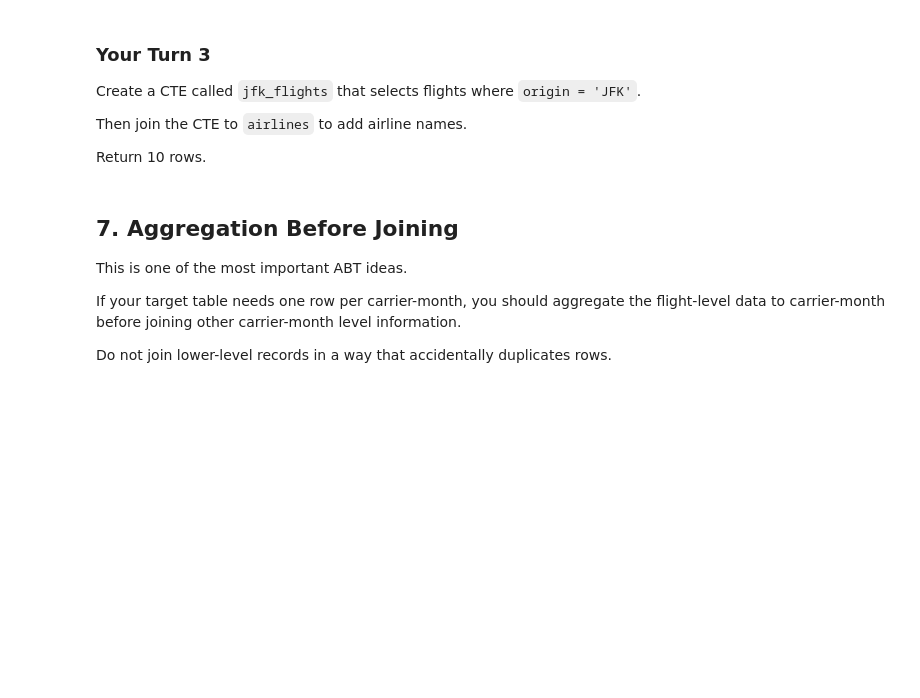
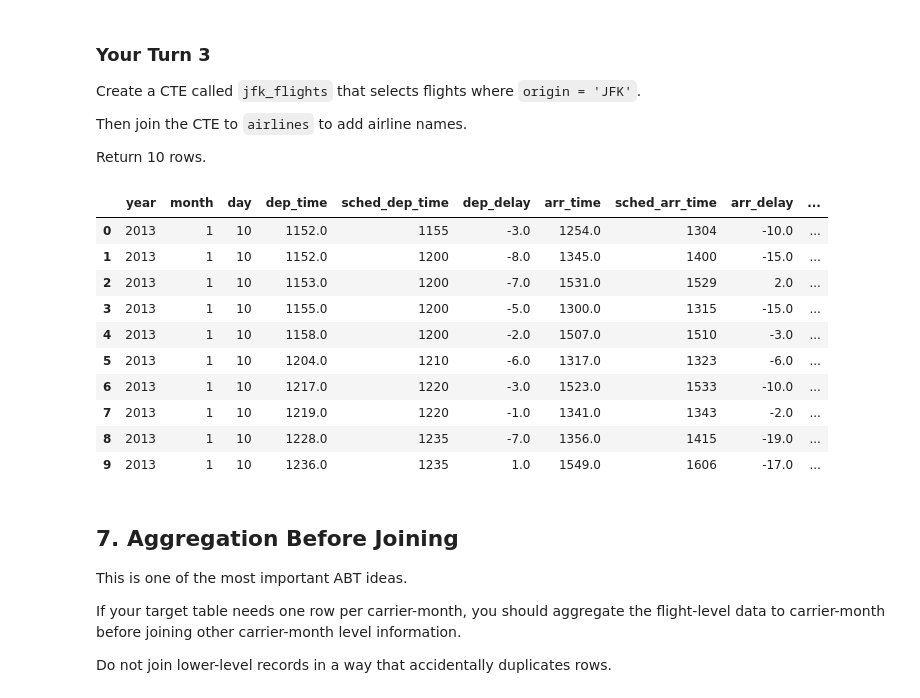
Before and after one commit to jonathanblum10/Ban6003-Week9-10-JonathanBlum, a Jupyter notebook: notebooks/module10_sql_joins_abt_guided_lab.ipynb, the cells around one changed output. Cells and saved outputs as stored; diff of their text form; code cells hidden in the pictures; blank space fills up the shorter version.

Commit message:
Complete Module 10 SQL joins and ABT lab

```diff
--- a/notebooks/module10_sql_joins_abt_guided_lab.ipynb
+++ b/notebooks/module10_sql_joins_abt_guided_lab.ipynb
@@ -233,3 +258,19 @@ Return:
 - arrival delay
 
 Limit the result to 10 rows.
+# %%
+query = '''
+SELECT *
+FROM flights
+LIMIT 5;
+'''
+
+run_query(query, engine)
+
+query = '''
+SELECT *
+FROM airports
+LIMIT 5;
+'''
+
+run_query(query, engine)
@@ -348,3 +449,11 @@ Return:
 - seats
 
 Limit the result to 10 rows.
+# %%
+query = '''
+SELECT *
+FROM planes
+LIMIT 1;
+'''
+
+run_query(query, engine)
@@ -415,11 +565,35 @@ Return 10 rows.
 # %%
 # Your Turn 3
 
 query = '''
+WITH jfk_flights as (
+    SELECT *
+    FROM flights
+    WHERE origin = 'JFK'
+)
+SELECT
+    f.*,
+    a.name AS airline_name
+FROM jfk_flights AS f
+INNER JOIN airlines AS a
+    ON f.carrier = a.carrier
+LIMIT 10;
 
 '''
 
 run_query(query, engine)
+# %% [output]
+|  | year | month | day | dep_time | sched_dep_time | dep_delay | arr_time | sched_arr_time | arr_delay | ... |
+| 0 | 2013 | 1 | 10 | 1152.0 | 1155 | -3.0 | 1254.0 | 1304 | -10.0 | ... |
+| 1 | 2013 | 1 | 10 | 1152.0 | 1200 | -8.0 | 1345.0 | 1400 | -15.0 | ... |
+| 2 | 2013 | 1 | 10 | 1153.0 | 1200 | -7.0 | 1531.0 | 1529 | 2.0 | ... |
+| 3 | 2013 | 1 | 10 | 1155.0 | 1200 | -5.0 | 1300.0 | 1315 | -15.0 | ... |
+| 4 | 2013 | 1 | 10 | 1158.0 | 1200 | -2.0 | 1507.0 | 1510 | -3.0 | ... |
+| 5 | 2013 | 1 | 10 | 1204.0 | 1210 | -6.0 | 1317.0 | 1323 | -6.0 | ... |
+| 6 | 2013 | 1 | 10 | 1217.0 | 1220 | -3.0 | 1523.0 | 1533 | -10.0 | ... |
+| 7 | 2013 | 1 | 10 | 1219.0 | 1220 | -1.0 | 1341.0 | 1343 | -2.0 | ... |
+| 8 | 2013 | 1 | 10 | 1228.0 | 1235 | -7.0 | 1356.0 | 1415 | -19.0 | ... |
+| 9 | 2013 | 1 | 10 | 1236.0 | 1235 | 1.0 | 1549.0 | 1606 | -17.0 | ... |
 # %% [markdown]
 ## 7. Aggregation Before Joining
 
```
Also changed, not shown: parts of 38 cells of this notebook, 3 other files.
